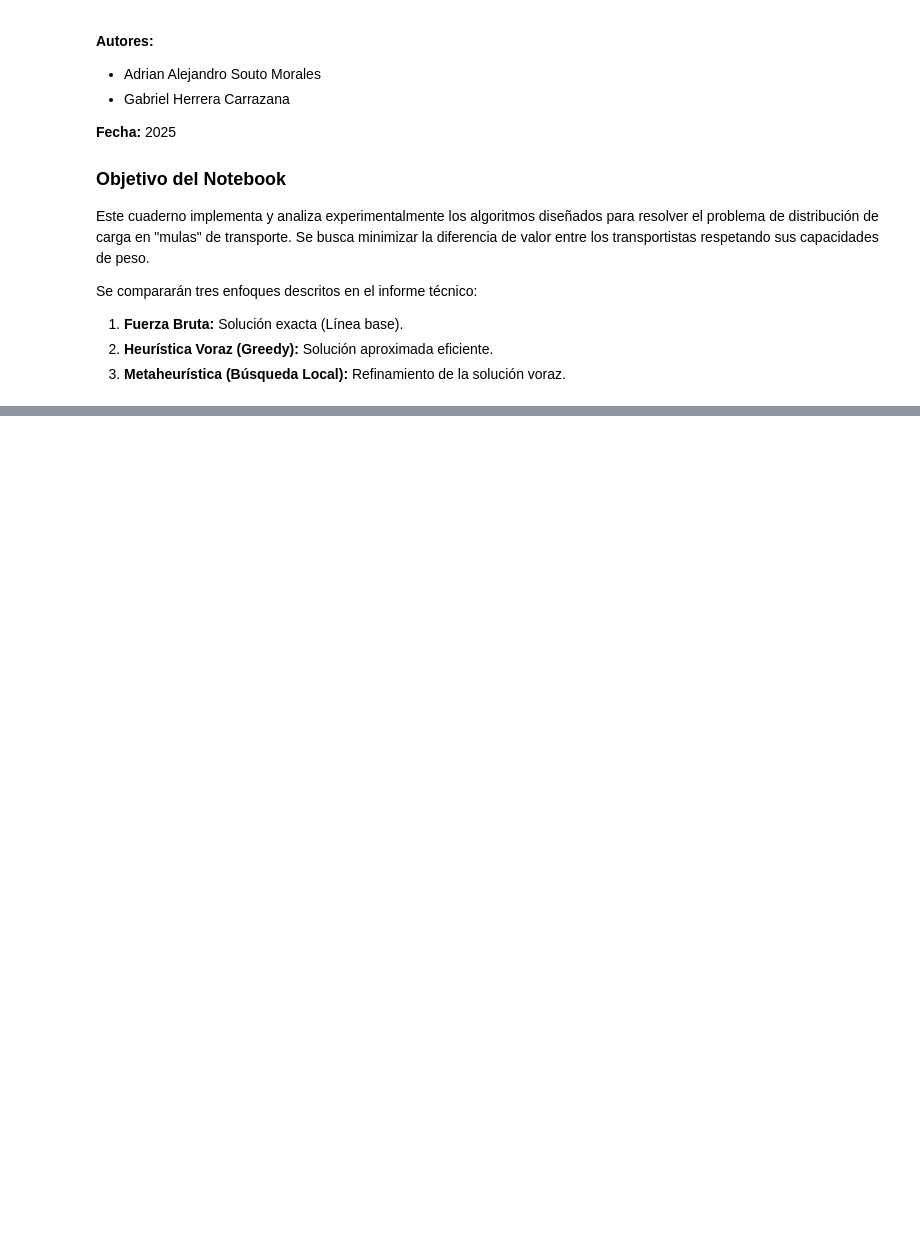
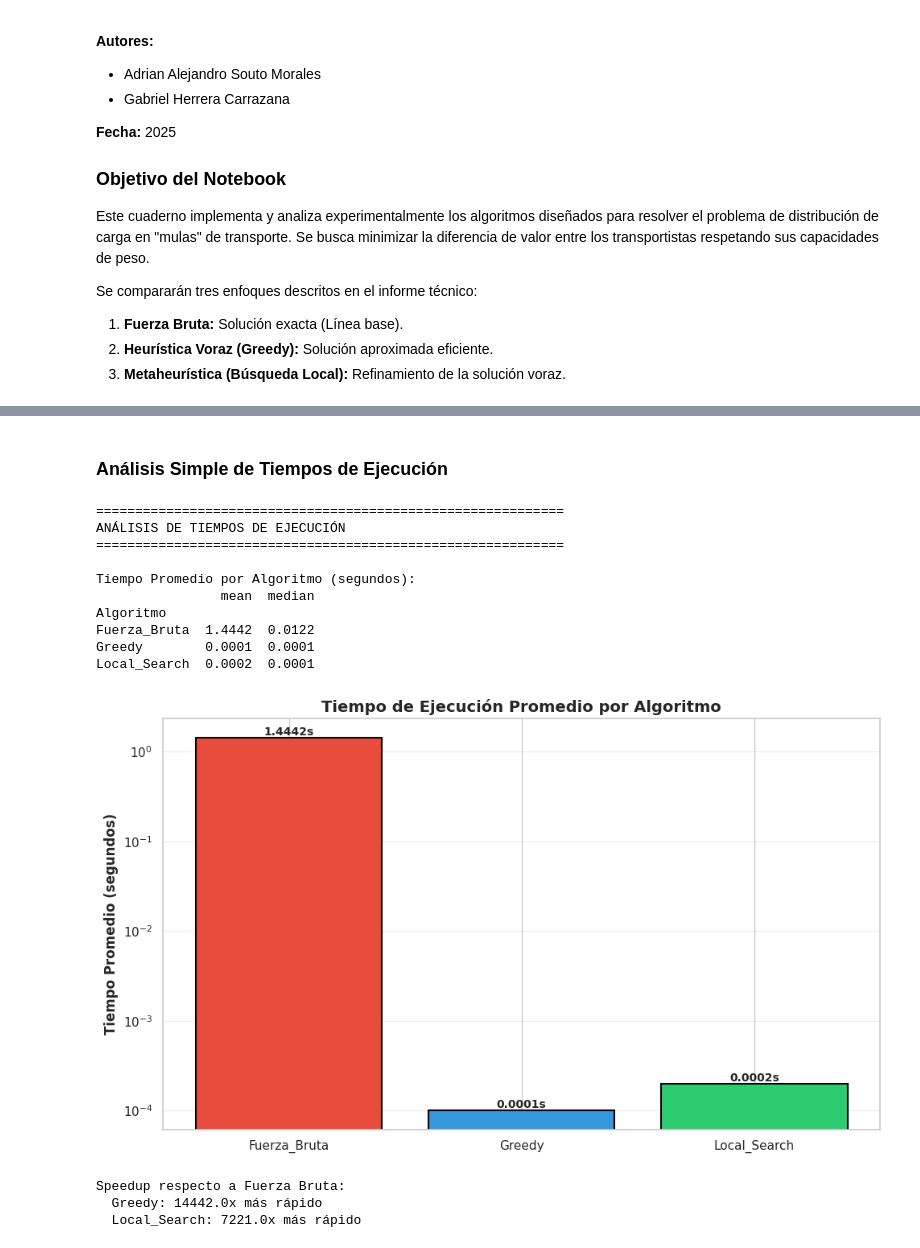
Before and after one commit to Ghavvvo/DAA-Project, a Jupyter notebook: tests.ipynb, the cells around one changed output, grey strips where cells are left out. Saved outputs shown, nothing was run; the diff lists cells and outputs as text; code cells hidden in the pictures; blank space fills up the shorter version.

```diff
--- a/tests.ipynb
+++ b/tests.ipynb
@@ -392,0 +395,67 @@ Se recomienda implementar en producción el algoritmo de **Búsqueda Local**, ya
+# %% [markdown]
+###  Análisis Simple de Tiempos de Ejecución
+# %%
+print(f"\n{'='*60}")
+print(f"ANÁLISIS DE TIEMPOS DE EJECUCIÓN")
+print(f"{'='*60}")
+
+# Filtrar casos exitosos
+df_tiempos = df_calidad[
+    (df_calidad['Encontro_Solucion'] == 'SI')
+].copy()
+
+# Estadísticas por algoritmo
+tiempo_stats = df_tiempos.groupby('Algoritmo')['Tiempo_seg'].agg(['mean', 'median']).round(4)
+
+print("\nTiempo Promedio por Algoritmo (segundos):")
+print(tiempo_stats)
+
+# Gráfico de barras
+fig, ax = plt.subplots(figsize=(10, 6))
+
+algoritmos = tiempo_stats.index.tolist()
+tiempos_promedio = tiempo_stats['mean'].tolist()
+
+bars = ax.bar(algoritmos, tiempos_promedio,
+              color=['#e74c3c', '#3498db', '#2ecc71'],
+              edgecolor='black', linewidth=1.5)
+
+ax.set_ylabel('Tiempo Promedio (segundos)', fontsize=12, fontweight='bold')
+ax.set_title('Tiempo de Ejecución Promedio por Algoritmo', fontsize=14, fontweight='bold')
+ax.set_yscale('log')  # Escala logarítmica para ver diferencias
+ax.grid(axis='y', alpha=0.3)
+
+# Valores sobre las barras
+for bar, valor in zip(bars, tiempos_promedio):
+    altura = bar.get_height()
+    ax.text(bar.get_x() + bar.get_width()/2., altura,
+            f'{valor:.4f}s',
+            ha='center', va='bottom', fontsize=10, fontweight='bold')
+
+plt.tight_layout()
+plt.show()
+
+# Speedup (aceleración respecto a Fuerza Bruta)
+if 'Fuerza_Bruta' in tiempo_stats.index:
+    tiempo_fb = tiempo_stats.loc['Fuerza_Bruta', 'mean']
+
+    print(f"\nSpeedup respecto a Fuerza Bruta:")
+    for algo in ['Greedy', 'Local_Search']:
+        if algo in tiempo_stats.index:
+            speedup = tiempo_fb / tiempo_stats.loc[algo, 'mean']
+            print(f"  {algo}: {speedup:.1f}x más rápido")
+# %% [output]
+============================================================
+ANÁLISIS DE TIEMPOS DE EJECUCIÓN
+============================================================
+
+Tiempo Promedio por Algoritmo (segundos):
+                mean  median
+Algoritmo
+Fuerza_Bruta  1.4442  0.0122
+Greedy        0.0001  0.0001
+Local_Search  0.0002  0.0001
+[figure, added]
+Speedup respecto a Fuerza Bruta:
+  Greedy: 14442.0x más rápido
+  Local_Search: 7221.0x más rápido
```
Also changed, not shown: parts of 27 cells of this notebook, 7 other files.
